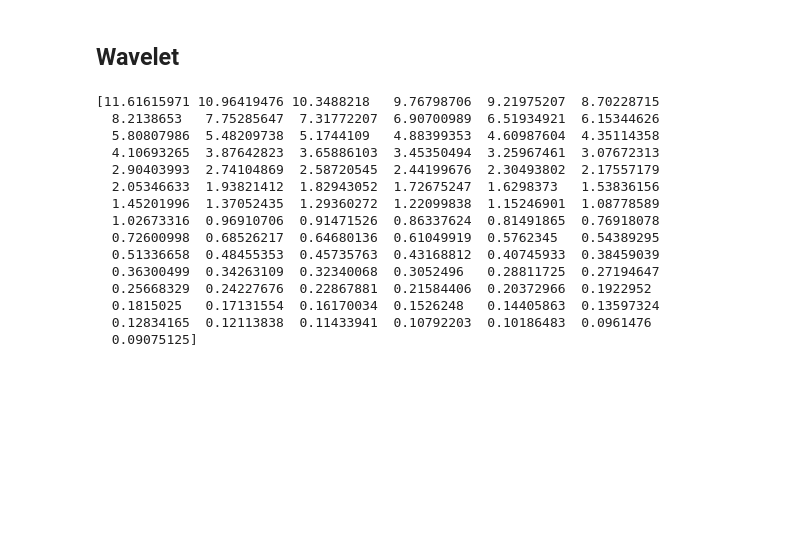
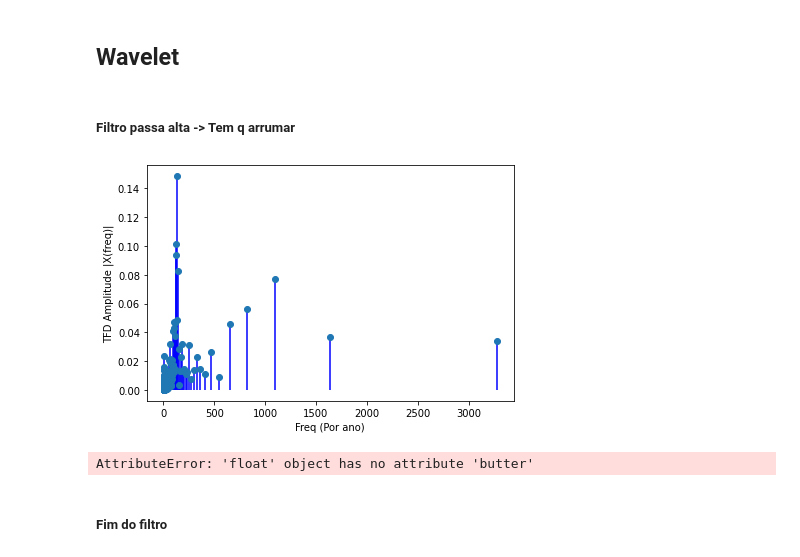
Before and after one commit to morganzera/TGF, a Jupyter notebook: Pibic_pt2/Contagem_Sunspot.ipynb, the cells around one changed output. Saved outputs shown, nothing was run; the diff lists cells and outputs as text; code cells hidden in the pictures; blank space fills up the shorter version.

```diff
--- a/Pibic_pt2/Contagem_Sunspot.ipynb
+++ b/Pibic_pt2/Contagem_Sunspot.ipynb
@@ -276,6 +276,64 @@ wave, scales, freqs, coi, fft, fftfreqs = wavelet.cwt(dat, dt, dj, s0, J, mother
 # Inversa
 std = dat.std()
 iwave = wavelet.icwt(wave, scales, dt, dj, mother) * std
+# %% [markdown]
+##### Filtro passa alta -> Tem q arrumar
+# %%
+fft = np.fft.fft(dadosNormalizados.array)
+
+N = len(dadosNormalizados)
+n = np.arange(N)
+sr = 1/12
+T = N/sr
+freq = n/T
+
+#Adequando o grafico da frequência
+n_ladopos = N//2 #// para pegar somente o inteiro da divisão
+
+#somente positivo da frequencia
+f_ladopos = freq[:n_ladopos]
+
+#Normalizar a amplitude
+R_ladopos = fft[:n_ladopos]/n_ladopos
+
+
+freq_2 = (1/f_ladopos) / 12
+
+
+plt.stem(freq_2, abs(R_ladopos), 'b', use_line_collection=True)
+plt.xlabel('Freq (Por ano)')
+plt.ylabel('TFD Amplitude |X(freq)|')
+plt.tight_layout()
+plt.show()
+# %% [output]
+[figure, added]
+# %%
+def butter_highpass(cutoff, fs, order=5):
+    nyq = 0.5 * fs
+    normal_cutoff = cutoff / nyq
+    b, a = pi.butter(order, normal_cutoff, btype = "high", analog = False)
+    return b, a
+
+def butter_highpass_filter(data, cutoff, fs, order=5):
+    b, a = butter_highpass(cutoff, fs, order=order)
+    y = pi.filtfilt(b, a, data)
+    return y
+
+fps = 30
+
+filtered_sine = butter_highpass_filter(dat, T, fps)
+plt.figure(figsize = (20, 10))
+plt.subplot(211)
+plt.plot(range(len(dat)), freq_2)
+plt.title("Generated Signal")
+plt.subplot(212)
+plt.plot(range(len(filtered_sine)), filtered_sine)
+plt.title("Filtered Signal")
+plt.show()
+# %% [output]
+AttributeError: 'float' object has no attribute 'butter'
+# %% [markdown]
+##### Fim do filtro
 # %%
 # espectro de potencia
 power = (np.abs(wave)) ** 2
@@ -283,22 +341,6 @@ fft_power = np.abs(fft) ** 2
 period = (1 / freqs)
 # retifica
 power /= scales[:, None]
-# %% [output]
-[11.61615971 10.96419476 10.3488218   9.76798706  9.21975207  8.70228715
-  8.2138653   7.75285647  7.31772207  6.90700989  6.51934921  6.15344626
-  5.80807986  5.48209738  5.1744109   4.88399353  4.60987604  4.35114358
-  4.10693265  3.87642823  3.65886103  3.45350494  3.25967461  3.07672313
-  2.90403993  2.74104869  2.58720545  2.44199676  2.30493802  2.17557179
-  2.05346633  1.93821412  1.82943052  1.72675247  1.6298373   1.53836156
-  1.45201996  1.37052435  1.29360272  1.22099838  1.15246901  1.08778589
-  1.02673316  0.96910706  0.91471526  0.86337624  0.81491865  0.76918078
-  0.72600998  0.68526217  0.64680136  0.61049919  0.5762345   0.54389295
-  0.51336658  0.48455353  0.45735763  0.43168812  0.40745933  0.38459039
-  0.36300499  0.34263109  0.32340068  0.3052496   0.28811725  0.27194647
-  0.25668329  0.24227676  0.22867881  0.21584406  0.20372966  0.1922952
-  0.1815025   0.17131554  0.16170034  0.1526248   0.14405863  0.13597324
-  0.12834165  0.12113838  0.11433941  0.10792203  0.10186483  0.0961476
-  0.09075125]
 # %%
 # teste de significancia do espectro de potencia # INCOMPLETO
 signif, fft_theor = wavelet.significance(1.0, dt, scales, 0, alpha,
```
Also changed, not shown: parts of 1 cell of this notebook, 1 other file.
